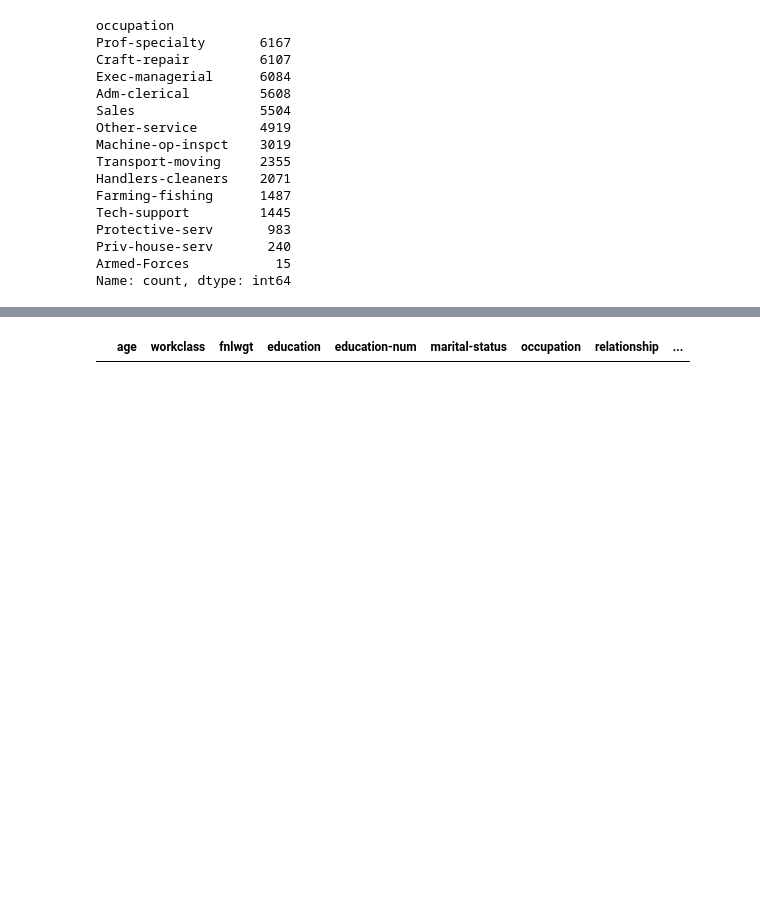
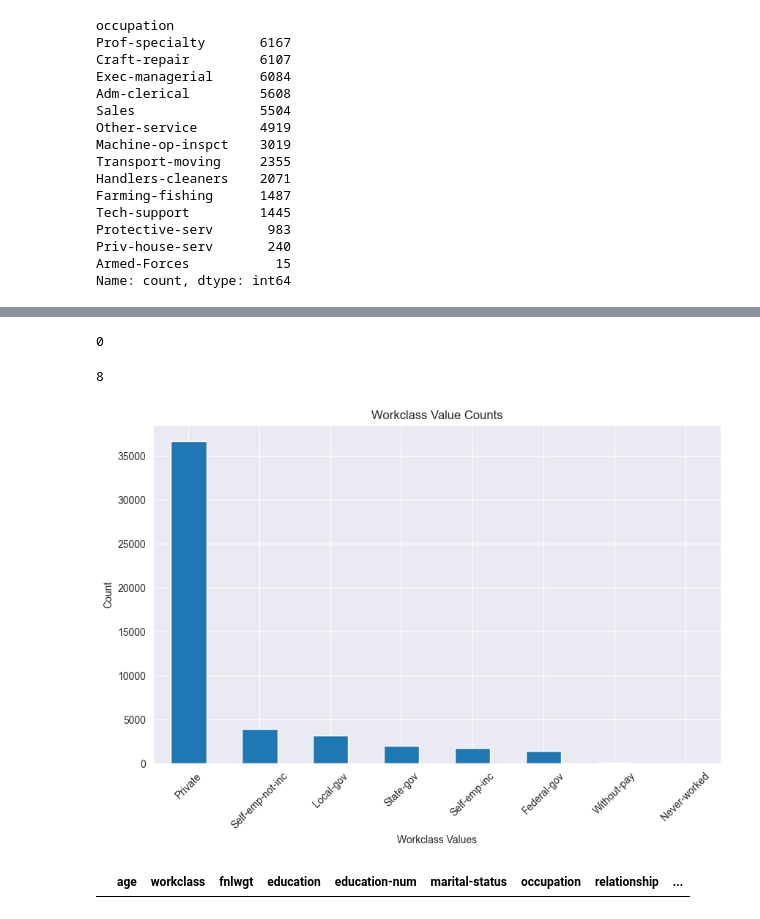
Before and after one commit to VanujaDesilva/IncomePrediction-ML-Models, a Jupyter notebook: Data Pre Processing.ipynb, the cells around one changed output, grey strips where cells are left out. Cells and saved outputs as stored; diff of their text form; code cells hidden in the pictures; blank space fills up the shorter version.

```diff
--- a/Data Pre Processing.ipynb
+++ b/Data Pre Processing.ipynb
@@ -284 +302,22 @@ plt.show()
+# %%
+workclass_null_values = data["workclass"].isnull().sum()
+workclass_null_values
+# %% [output]
+0
+# %%
+data["workclass"].nunique()
+# %% [output]
+8
+# %%
+workclass_counts= data["workclass"].value_counts()
+# Plotting the workclass column values and their counts
+plt.figure(figsize=(10, 6))
+workclass_counts.plot(kind='bar')
+plt.title('Workclass Value Counts')
+plt.xlabel('Workclass Values')
+plt.ylabel('Count')
+plt.xticks(rotation=45)  # Rotate x-axis labels for better readability if needed
+plt.show()
+# %% [output]
+[figure, added]
 # %%
```
Also changed, not shown: parts of 57 cells of this notebook, 2 other files.
